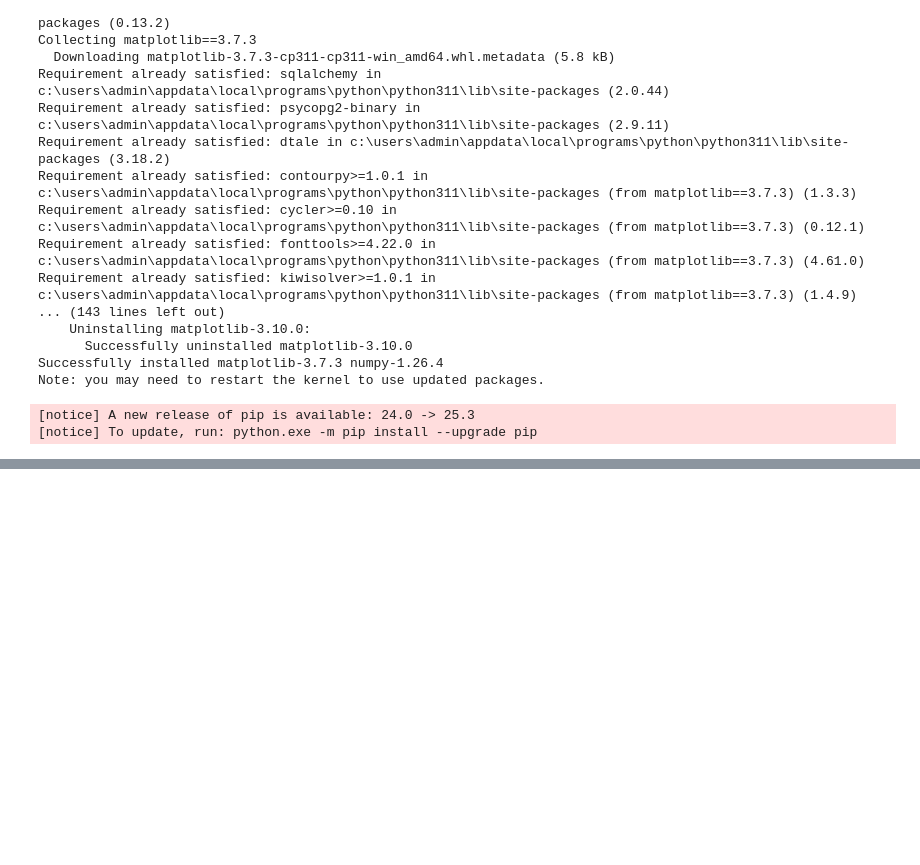
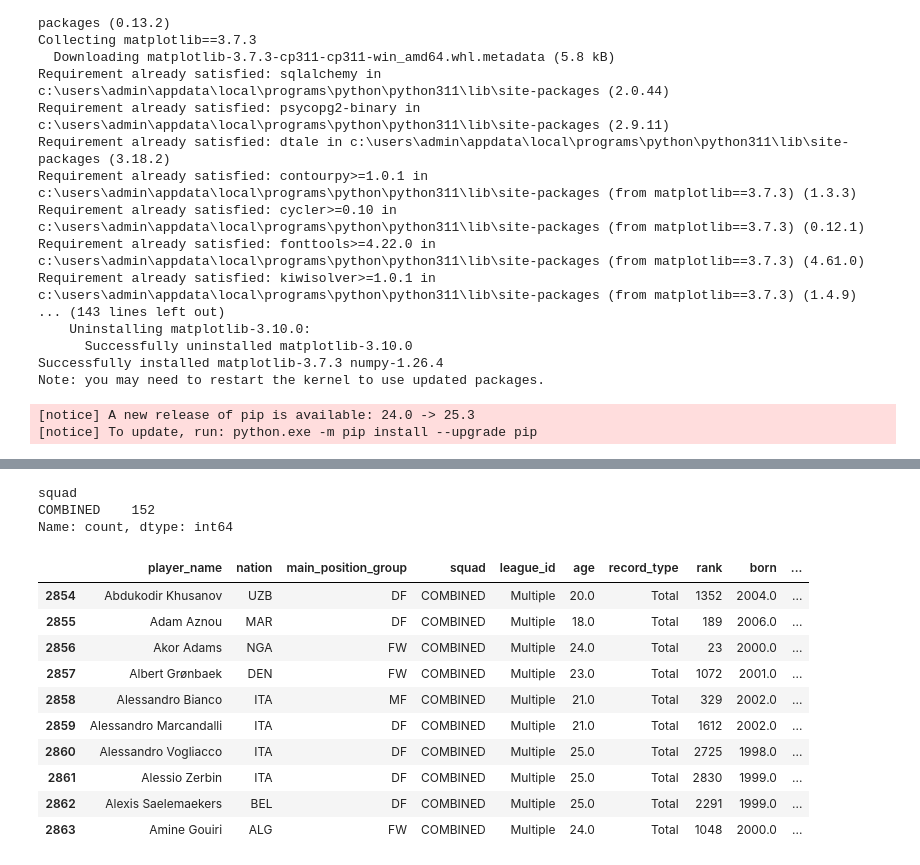
Before and after one commit to RDsanchez-git/Objetive_BallonDor, a Jupyter notebook: notebooks/01_eda_analysis.ipynb, the cells around one changed output, grey strips where cells are left out. Cells and saved outputs as stored; diff of their text form; code cells hidden in the pictures; blank space fills up the shorter version.

```diff
--- a/notebooks/01_eda_analysis.ipynb
+++ b/notebooks/01_eda_analysis.ipynb
@@ -134,0 +166,5 @@ plt.show()
+# %%
+# Cómo anteriormente vomos que hay nulos en columnas float, visualizamos los nulos
+
+nulos_float = reporte[(reporte['% Nulos'] > 0) & (reporte['Dtype'] == 'float64')]
+nulos_float
@@ -134,0 +189,22 @@ plt.show()
+# %%
+# Quiero ver ahora si es que los valores nulos de las columnas que presentan valores NaN en columnas float, se concentran en algún "squad" específico, por ejemplo "COMBINADAS"
+nulos_float_squads = df[df[nulos_float.index].isnull().any(axis=1)]['squad'].value_counts()
+display(nulos_float_squads)
+
+# Dame un ejemplo de la tabla para corroborar
+df[df[nulos_float.index].isnull().any(axis=1)].head(10)
+# %% [output]
+squad
+COMBINED    152
+Name: count, dtype: int64
+|  | player_name | nation | main_position_group | squad | league_id | age | record_type | rank | born | ... |
+| 2854 | Abdukodir Khusanov | UZB | DF | COMBINED | Multiple | 20.0 | Total | 1352 | 2004.0 | ... |
+| 2855 | Adam Aznou | MAR | DF | COMBINED | Multiple | 18.0 | Total | 189 | 2006.0 | ... |
+| 2856 | Akor Adams | NGA | FW | COMBINED | Multiple | 24.0 | Total | 23 | 2000.0 | ... |
+| 2857 | Albert Grønbaek | DEN | FW | COMBINED | Multiple | 23.0 | Total | 1072 | 2001.0 | ... |
+| 2858 | Alessandro Bianco | ITA | MF | COMBINED | Multiple | 21.0 | Total | 329 | 2002.0 | ... |
+| 2859 | Alessandro Marcandalli | ITA | DF | COMBINED | Multiple | 21.0 | Total | 1612 | 2002.0 | ... |
+| 2860 | Alessandro Vogliacco | ITA | DF | COMBINED | Multiple | 25.0 | Total | 2725 | 1998.0 | ... |
+| 2861 | Alessio Zerbin | ITA | DF | COMBINED | Multiple | 25.0 | Total | 2830 | 1999.0 | ... |
+| 2862 | Alexis Saelemaekers | BEL | DF | COMBINED | Multiple | 25.0 | Total | 2291 | 1999.0 | ... |
+| 2863 | Amine Gouiri | ALG | FW | COMBINED | Multiple | 24.0 | Total | 1048 | 2000.0 | ... |
```
Also changed, not shown: parts of 10 cells of this notebook, 3 other files.
